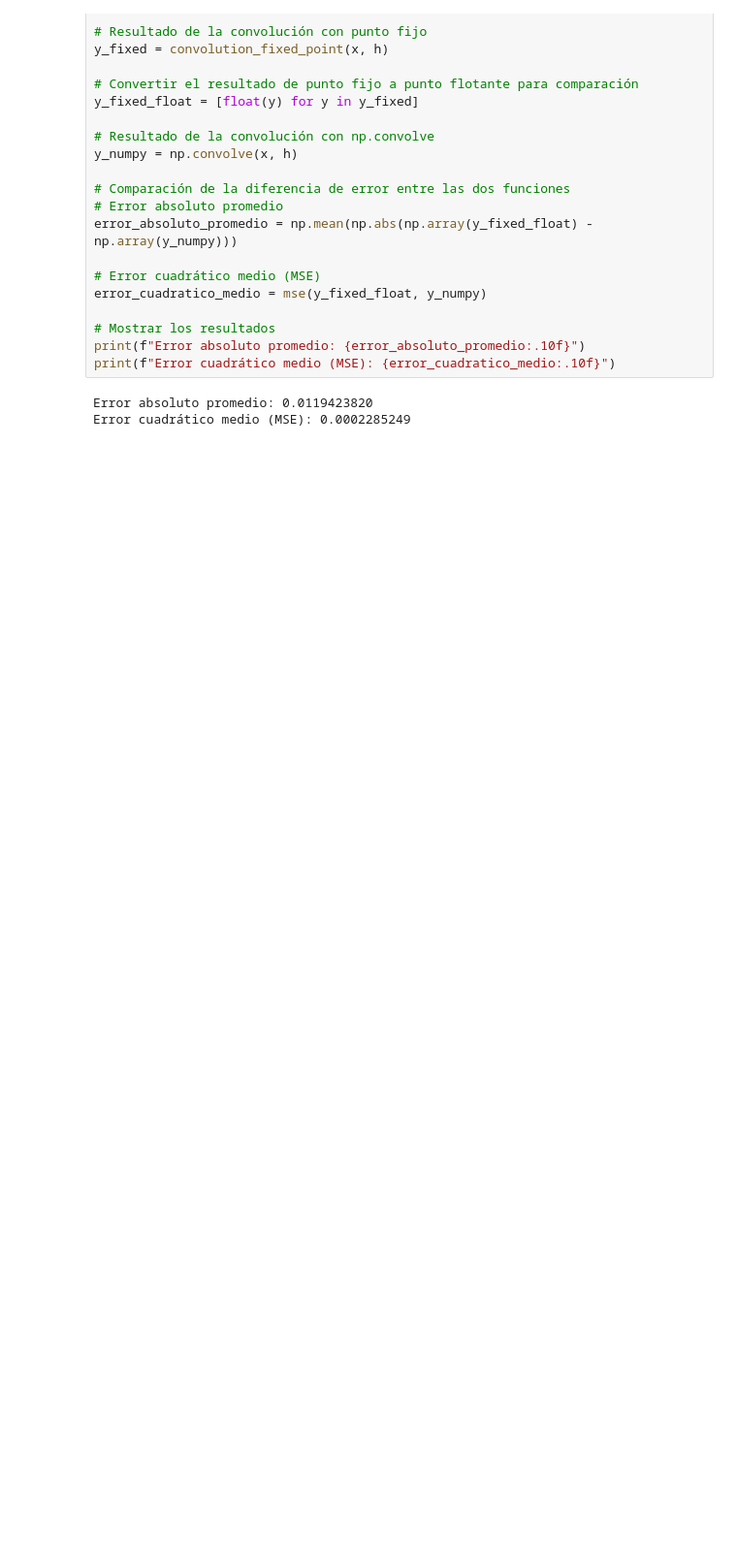
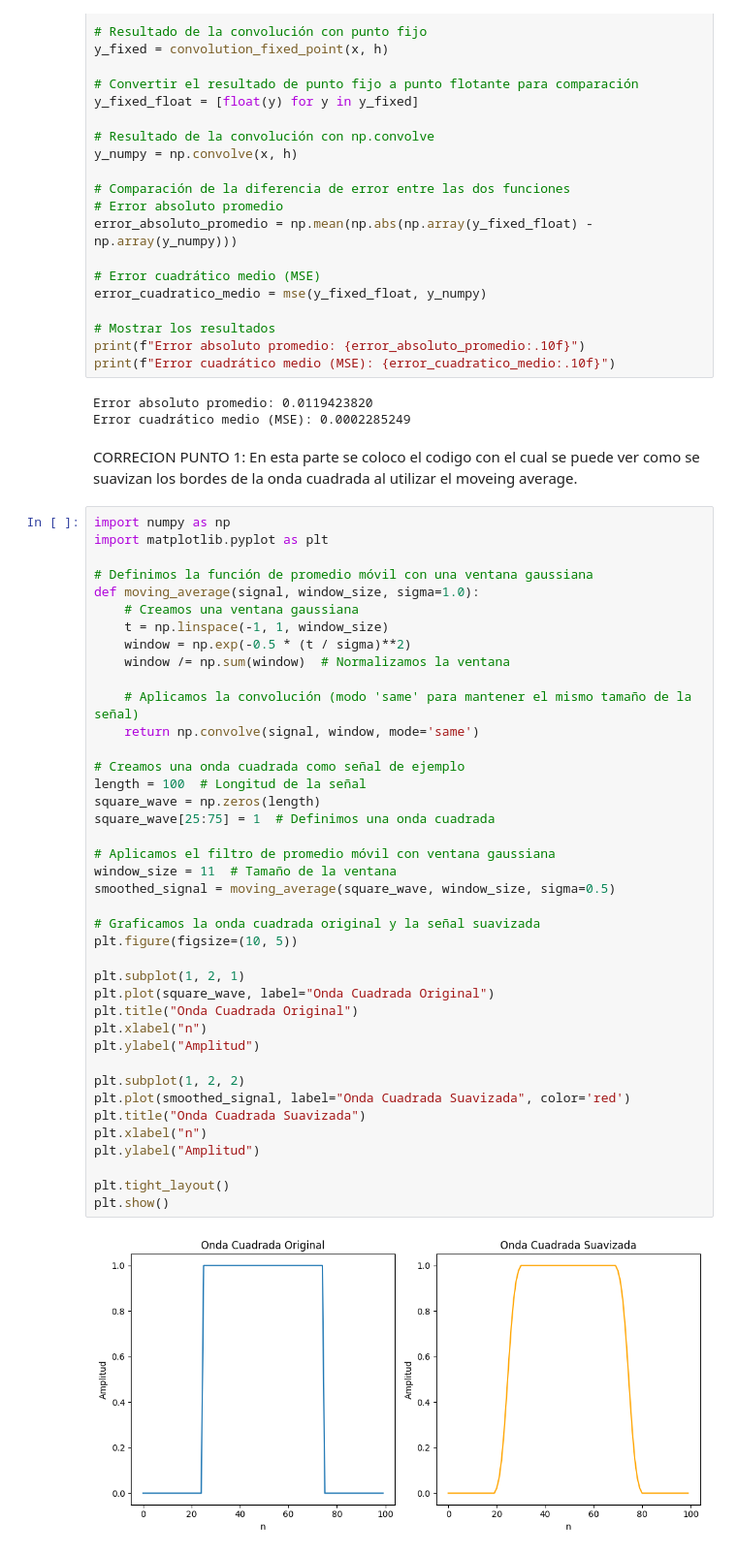
Before and after one commit to MyCloudExample/PES, a Jupyter notebook: TP1/TP1.ipynb, the cells around one changed output. Shown: that part at 97% size. Drawn from its saved outputs; the diff is of its cells as text; blank space fills up the shorter version.

Commit message:
Correcion del punto 1, Entrega V1

```diff
--- a/TP1/TP1.ipynb
+++ b/TP1/TP1.ipynb
@@ -387,3 +387,47 @@ print(f"Error cuadrático medio (MSE): {error_cuadratico_medio:.10f}")
 # %% [output]
 Error absoluto promedio: 0.0119423820
 Error cuadrático medio (MSE): 0.0002285249
+# %% [markdown]
+CORRECION PUNTO 1: En esta parte se coloco el codigo con el cual se puede ver como se suavizan los bordes de la onda cuadrada al utilizar el moveing average.
+# %%
+import numpy as np
+import matplotlib.pyplot as plt
+
+# Definimos la función de promedio móvil con una ventana gaussiana
+def moving_average(signal, window_size, sigma=1.0):
+    # Creamos una ventana gaussiana
+    t = np.linspace(-1, 1, window_size)
+    window = np.exp(-0.5 * (t / sigma)**2)
+    window /= np.sum(window)  # Normalizamos la ventana
+
+    # Aplicamos la convolución (modo 'same' para mantener el mismo tamaño de la señal)
+    return np.convolve(signal, window, mode='same')
+
+# Creamos una onda cuadrada como señal de ejemplo
+length = 100  # Longitud de la señal
+square_wave = np.zeros(length)
+square_wave[25:75] = 1  # Definimos una onda cuadrada
+
+# Aplicamos el filtro de promedio móvil con ventana gaussiana
+window_size = 11  # Tamaño de la ventana
+smoothed_signal = moving_average(square_wave, window_size, sigma=0.5)
+
+# Graficamos la onda cuadrada original y la señal suavizada
+plt.figure(figsize=(10, 5))
+
+plt.subplot(1, 2, 1)
+plt.plot(square_wave, label="Onda Cuadrada Original")
+plt.title("Onda Cuadrada Original")
+plt.xlabel("n")
+plt.ylabel("Amplitud")
+
+plt.subplot(1, 2, 2)
+plt.plot(smoothed_signal, label="Onda Cuadrada Suavizada", color='red')
+plt.title("Onda Cuadrada Suavizada")
+plt.xlabel("n")
+plt.ylabel("Amplitud")
+
+plt.tight_layout()
+plt.show()
+# %% [output]
+[figure, added]
```
